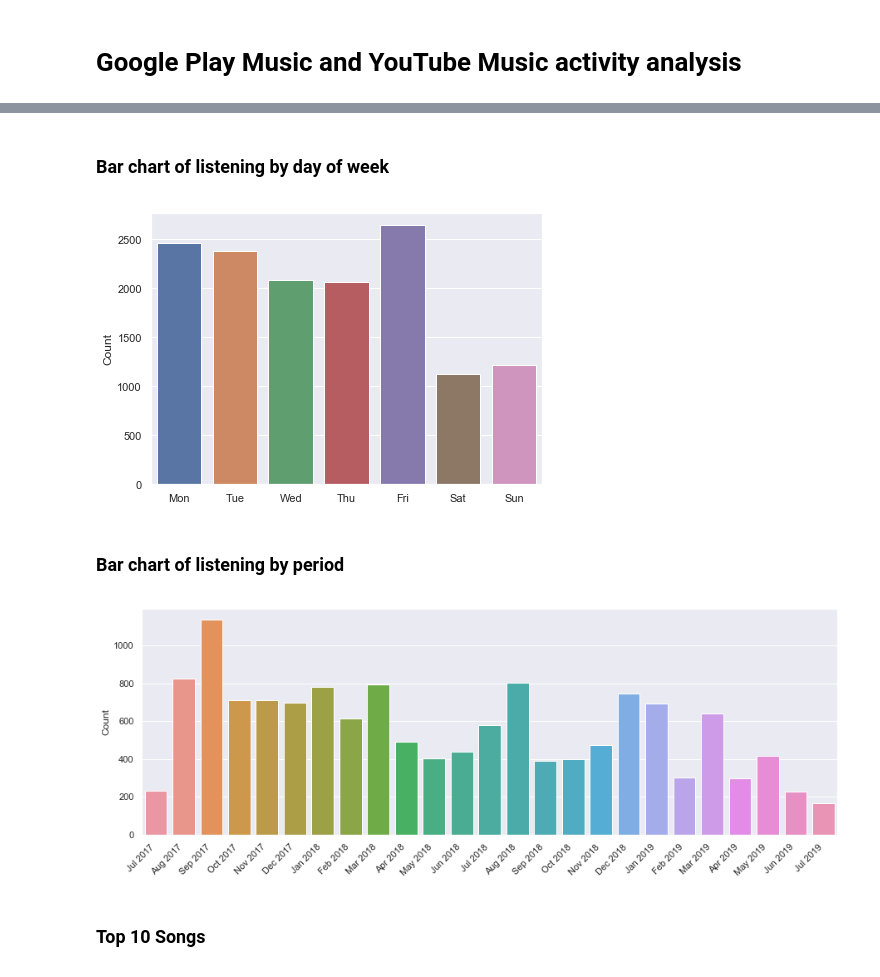
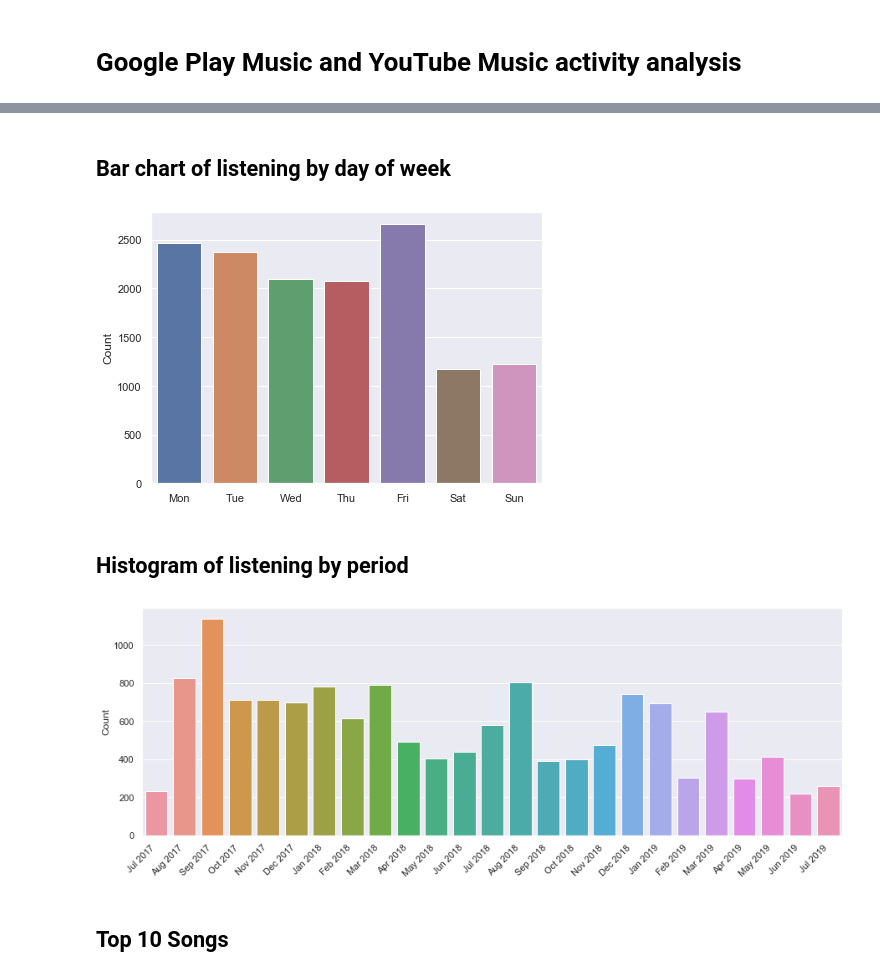
Before and after one commit to vpozdnyakov/music_activity_analysis, a Jupyter notebook: google_play_music_activity_analysis.ipynb, the cells around one changed output, grey strips where cells are left out. Cells and saved outputs as stored; diff of their text form; code cells hidden in the pictures.

```diff
--- a/google_play_music_activity_analysis.ipynb
+++ b/google_play_music_activity_analysis.ipynb
@@ -18,10 +14,11 @@ from textwrap import fill
 # %%
 my_activity = pd.DataFrame(columns=['artist', 'song', 'datetime', 'platform'])
 
-with open('play_music.json') as file:
+with open('My Activity/Google Play Music/My Activity.json') as file:
     input_data = json.load(file)
     for i in input_data:
-        if i['title'].startswith('Listened to '):
+        if (i['header'] == 'Google Play Music' and
+                i['title'].startswith('Listened to ')):
             my_activity = my_activity.append({
                     'artist': i['description'].lower(),
                     'song': i['title'].replace('Listened to ', '').lower(),
@@ -29,7 +26,7 @@ with open('play_music.json') as file:
                     'platform': 'Play Music'},
                 ignore_index=True)
 
-with open('youtube.json') as file:
+with open('My Activity/YouTube/My Activity.json') as file:
     input_data = json.load(file)
     for i in input_data:
         if (i['header'] == 'YouTube Music' and
@@ -46,11 +43,13 @@ my_activity['datetime'] = pd.to_datetime(my_activity.datetime)
 my_activity['month_name'] = my_activity.datetime.dt.strftime('%b')
 my_activity['weekday_name'] = my_activity.datetime.dt.strftime('%a')
 my_activity['hour'] = my_activity.datetime.dt.hour
-my_activity['month_year'] = my_activity.datetime.dt.year * 12 + my_activity.datetime.dt.month
+my_activity['month_count'] = my_activity.datetime.dt.year * 12 + my_activity.datetime.dt.month
 my_activity['month_year_name'] = my_activity.datetime.dt.strftime('%b %Y')
-my_activity['time'] = my_activity.datetime.dt.hour * 60 + my_activity.datetime.dt.minute
+my_activity['min_count'] = my_activity.datetime.dt.hour * 60 + my_activity.datetime.dt.minute
 
 my_activity = my_activity.sort_values('datetime')
+# %%
+my_activity.loc[my_activity.artist == 'эрик клэптон', 'artist'] = 'eric clapton'
 # %%
 my_activity.head()
 # %% [output]
@@ -129,5 +129,5 @@ plt.show()
 # %% [markdown]
-### Bar chart of listening by day of week
+## Bar chart of listening by day of week
 # %%
 sns.set(rc={'figure.figsize':(7, 5)})
 weekday_order = pd.date_range(pd.Timestamp('2019-01-07'), periods=7, freq='d').strftime('%a')
@@ -135,23 +135,25 @@ fig = sns.countplot(x='weekday_name',order=weekday_order, data=my_activity)
 fig.set(xlabel='', ylabel='Count')
 plt.show()
 # %% [output]
-[figure, old version]
+[figure, new version]
 # %% [markdown]
-### Bar chart of listening by period
+## Histogram of listening by period
 # %%
 sns.set(rc={'figure.figsize':(15, 5)})
 periods = my_activity.month_year_name.nunique()
-period_order = pd.date_range(start, periods=periods, freq='m').strftime('%b %Y')
-start = my_activity.datetime.min()
+period_order = pd.date_range(
+        my_activity.datetime.min(),
+        periods=periods, freq='m'). \
+    strftime('%b %Y')
 fig = sns.countplot(x='month_year_name', order=period_order, data=my_activity)
 labels = fig.get_xticklabels()
 fig.set_xticklabels(labels=labels, rotation=45, horizontalalignment='right')
 fig.set(xlabel='', ylabel='Count')
 plt.show()
 # %% [output]
-[figure, old version]
+[figure, new version]
 # %% [markdown]
-### Top 10 Songs
+## Top 10 Songs
 # %%
 top10_songs = my_activity. \
     groupby(['artist', 'song'], as_index=False). \
```
Also changed, not shown: parts of 29 cells of this notebook.
